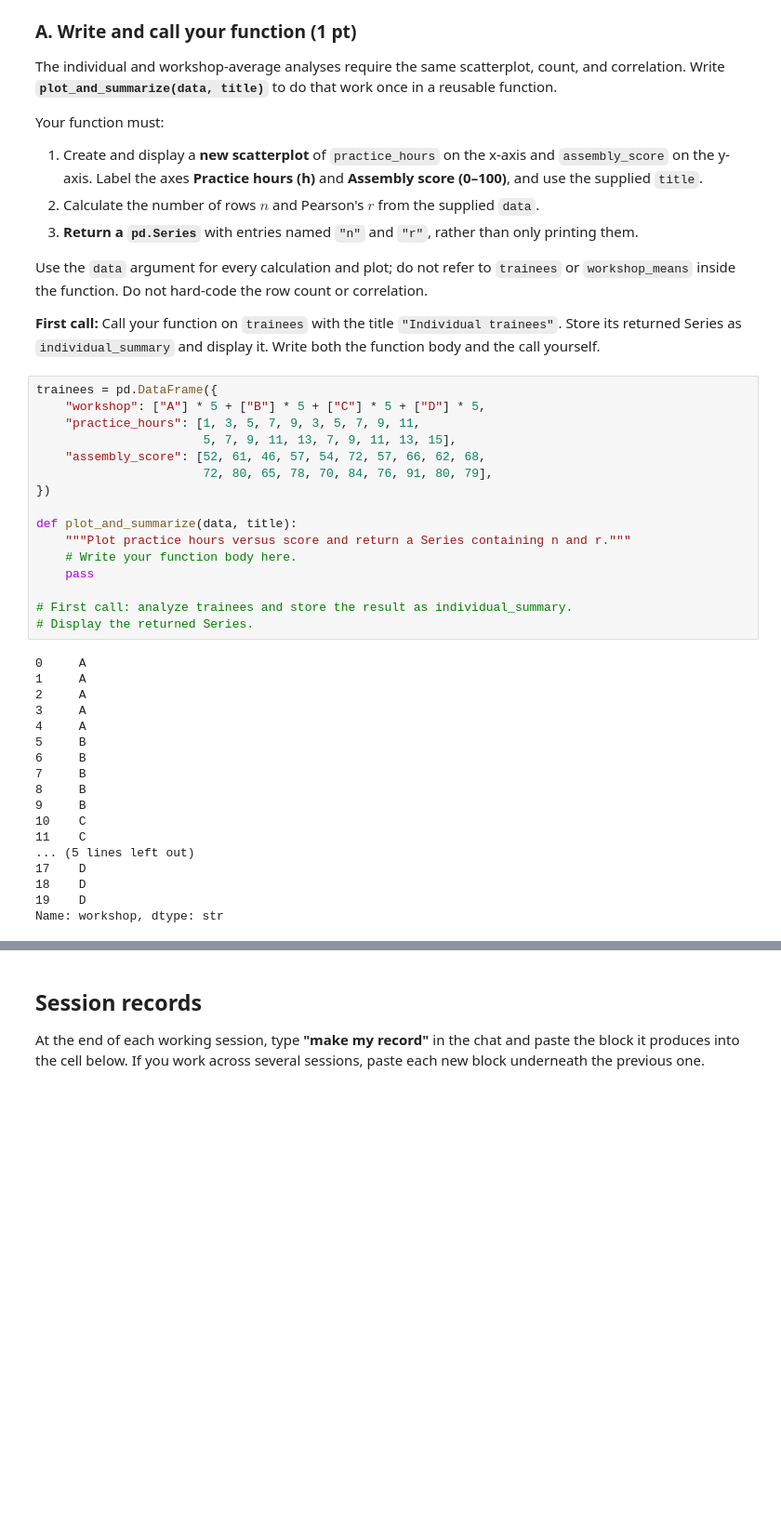
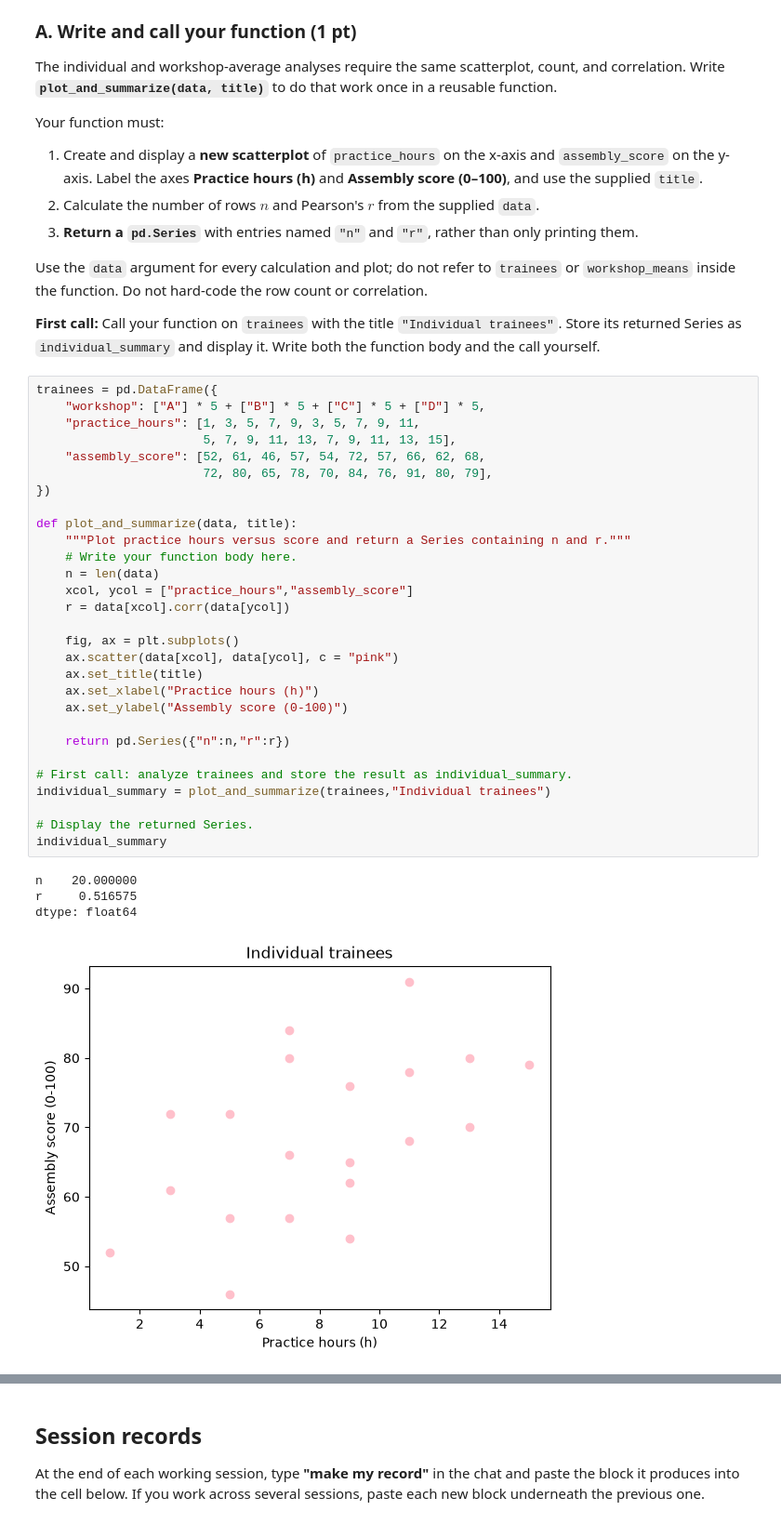
Before and after one commit to BradyJulian/Julian-Brady-ENGR-1451-Fork, a Jupyter notebook: 1-assignments/LE05/jub177LE05.ipynb, the cells around one changed output, grey strips where cells are left out. Shown at 93% size. Saved outputs shown, nothing was run; the diff lists cells and outputs as text; blank space fills up the shorter version.

```diff
--- a/1-assignments/LE05/jub177LE05.ipynb
+++ b/1-assignments/LE05/jub177LE05.ipynb
@@ -366,37 +374,37 @@ Use the `data` argument for every calculation and plot; do not refer to `trainee
 # %%
 trainees = pd.DataFrame({
     "workshop": ["A"] * 5 + ["B"] * 5 + ["C"] * 5 + ["D"] * 5,
     "practice_hours": [1, 3, 5, 7, 9, 3, 5, 7, 9, 11,
                        5, 7, 9, 11, 13, 7, 9, 11, 13, 15],
     "assembly_score": [52, 61, 46, 57, 54, 72, 57, 66, 62, 68,
                        72, 80, 65, 78, 70, 84, 76, 91, 80, 79],
 })
 
 def plot_and_summarize(data, title):
     """Plot practice hours versus score and return a Series containing n and r."""
     # Write your function body here.
-    pass
+    n = len(data)
+    xcol, ycol = ["practice_hours","assembly_score"]
+    r = data[xcol].corr(data[ycol])
+
+    fig, ax = plt.subplots()
+    ax.scatter(data[xcol], data[ycol], c = "pink")
+    ax.set_title(title)
+    ax.set_xlabel("Practice hours (h)")
+    ax.set_ylabel("Assembly score (0-100)")
+
+    return pd.Series({"n":n,"r":r})
 
 # First call: analyze trainees and store the result as individual_summary.
+individual_summary = plot_and_summarize(trainees,"Individual trainees")
+
 # Display the returned Series.
+individual_summary
 # %% [output]
-0     A
-1     A
-2     A
-3     A
-4     A
-5     B
-6     B
-7     B
-8     B
-9     B
-10    C
-11    C
-... (5 lines left out)
-17    D
-18    D
-19    D
-Name: workshop, dtype: str
+n    20.000000
+r     0.516575
+dtype: float64
+[figure, added]
 # %% [markdown]
 ### B. Reuse the function for workshop averages (1 pt)
 
```
Also changed, not shown: parts of 4 cells of this notebook, 1 other file.
